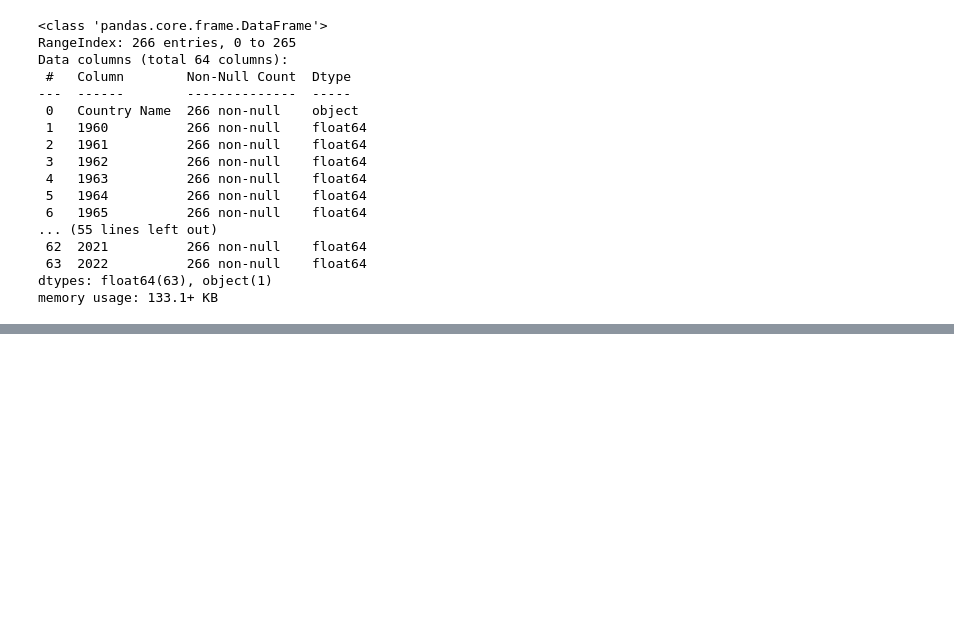
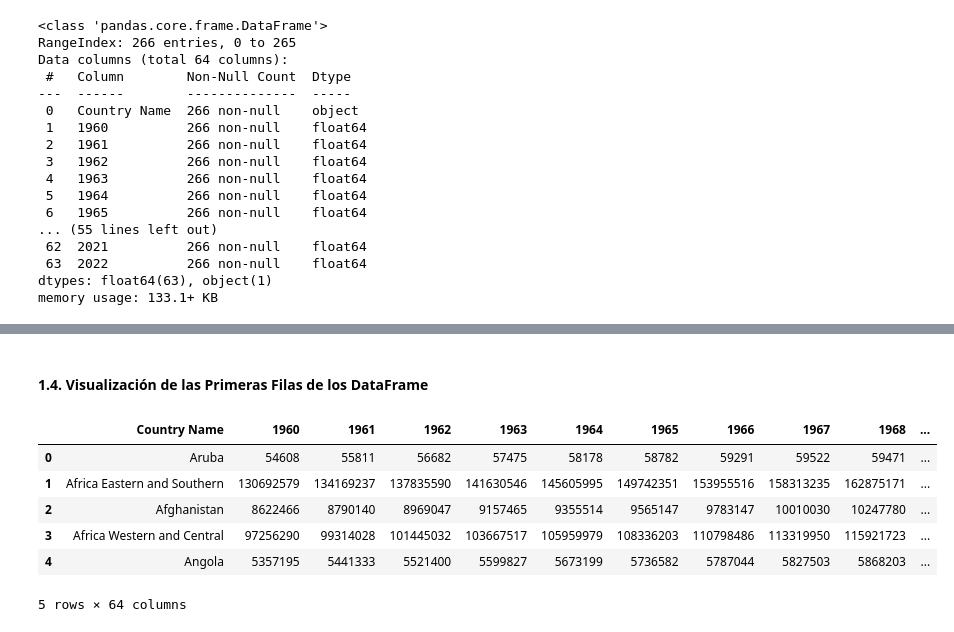
Before and after one commit to Bootcamp-IA-P4/world-population-migration-eda, a Jupyter notebook: venezuela_migrate.ipynb, the cells around one changed output, grey strips where cells are left out. Saved outputs shown, nothing was run; the diff lists cells and outputs as text; code cells hidden in the pictures; blank space fills up the shorter version.

```diff
--- a/venezuela_migrate.ipynb
+++ b/venezuela_migrate.ipynb
@@ -62,0 +80,13 @@ memory usage: 133.1+ KB
+# %% [markdown]
+#### 1.4. Visualización de las Primeras Filas de los DataFrame
+# %%
+# Mostrar las primeras filas del DataFrame para entender su estructura y contenido.
+df.head()
+# %% [output]
+|  | Country Name | 1960 | 1961 | 1962 | 1963 | 1964 | 1965 | 1966 | 1967 | 1968 | ... |
+| 0 | Aruba | 54608 | 55811 | 56682 | 57475 | 58178 | 58782 | 59291 | 59522 | 59471 | ... |
+| 1 | Africa Eastern and Southern | 130692579 | 134169237 | 137835590 | 141630546 | 145605995 | 149742351 | 153955516 | 158313235 | 162875171 | ... |
+| 2 | Afghanistan | 8622466 | 8790140 | 8969047 | 9157465 | 9355514 | 9565147 | 9783147 | 10010030 | 10247780 | ... |
+| 3 | Africa Western and Central | 97256290 | 99314028 | 101445032 | 103667517 | 105959979 | 108336203 | 110798486 | 113319950 | 115921723 | ... |
+| 4 | Angola | 5357195 | 5441333 | 5521400 | 5599827 | 5673199 | 5736582 | 5787044 | 5827503 | 5868203 | ... |
+5 rows × 64 columns
```
Also changed, not shown: parts of 25 cells of this notebook, 2 other files.
